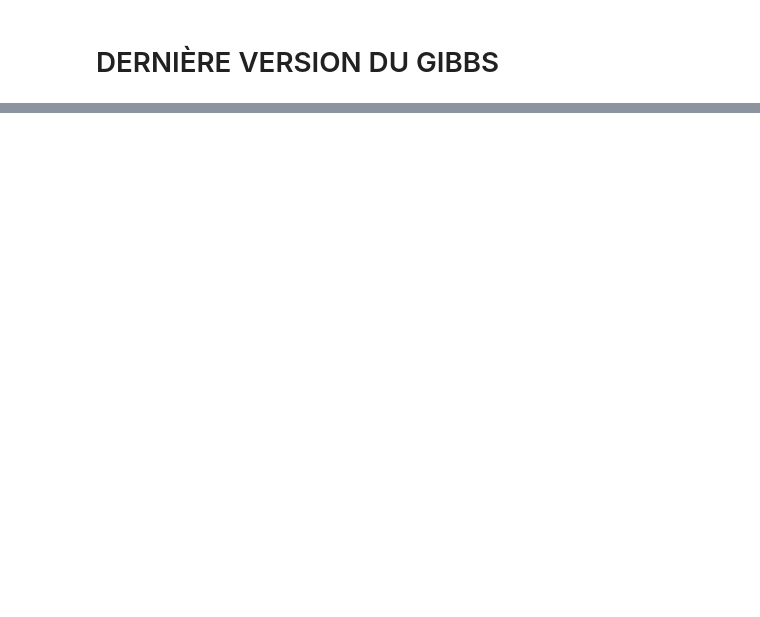
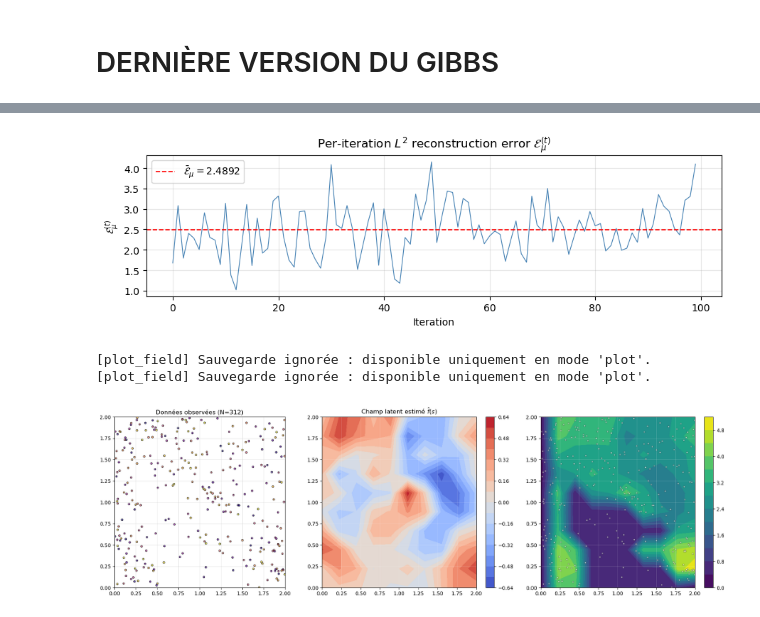
Before and after one commit to IbraSey/phdseydi, a Jupyter notebook: spatial_density_estimation/gp_spatial/brouillon_gp_spatial.ipynb, the cells around one changed output, grey strips where cells are left out. Saved outputs shown, nothing was run; the diff lists cells and outputs as text; code cells hidden in the pictures; blank space fills up the shorter version.

```diff
--- a/spatial_density_estimation/gp_spatial/brouillon_gp_spatial.ipynb
+++ b/spatial_density_estimation/gp_spatial/brouillon_gp_spatial.ipynb
@@ -1704,0 +2784,76 @@ RMSE : 1.5064
+# %%
+from shapely.prepared import prep
+from shapely.geometry import Point as ShapelyPoint
+from sklearn.gaussian_process import GaussianProcessRegressor
+from sklearn.gaussian_process.kernels import RBF, ConstantKernel as C, WhiteKernel
+from polyagamma import random_polyagamma
+
+
+# Paramètres
+nu_init       = [5.0, 0.2]
+lambda_nu     = 0.5
+delta         = [2.5, 0.1]
+jitter        = 1e-4
+burn_in       = 0.4
+n_iter        = 100
+mala_step     = 0.0995
+learn_nu      = False
+t0_nu         = 50
+step_nu_init  = 0.009
+verbose       = True
+verbose_every = 10
+seed          = 42
+X_data        = X_data_grid
+zones         = zones_grid
+nx,ny         = 6,6
+
+
+N = X_data.getSize()
+x_pt = ot.Point([float(X_data[i, 0]) for i in range(N)])
+y_pt = ot.Point([float(X_data[i, 1]) for i in range(N)])
+t_pt = ot.Point([float(X_data[i, 2]) for i in range(N)])
+
+zones_prep = [prep(p) for p in zones]
+Areas = [(zp, 0.0) for zp in zones_prep]
+Xb, Yb = (0.0, 2.0), (0.0, 2.0)
+
+# Sampler
+sampler = iSGCP_GibbsSampler(
+    X_bounds = Xb,
+    Y_bounds = Yb,
+    T = T,
+    Areas=Areas,
+    polygons=zones,
+    lambda_nu=lambda_nu,
+    nu=nu_init,
+    delta=delta,
+    jitter=jitter,
+    rng_seed=seed,
+)
+
+# Lancement du Gibbs
+results = sampler.run(
+    t=t_pt, x=x_pt, y=y_pt,
+    mala_step=mala_step,
+    learn_nu=learn_nu, t0_nu=t0_nu,
+    step_nu_init=step_nu_init,
+    n_iter=n_iter,
+    verbose=verbose,
+    verbose_every=verbose_every,
+    use_calibration=True,
+    mu_star_func=mu_star_func,
+    grid_nx=nx, grid_ny=ny
+)
+
+# Analyse postérieure
+out = sampler.plot_posterior_intensity(
+    x=np.array(x_pt), y=np.array(y_pt), t=np.array(t_pt),
+    results=results, nx=10, ny=10, burn_in=burn_in, cmap="viridis",# savefigure=True, title_savefig="post"
+    mu_star_func=mu_star_func,
+)
+
+# Diagnostics
+sampler.plot_chains(results)
+# sampler.plot_acf(results, burn_in=burn_in, max_lag=50)
+# ess = sampler.plot_ess_arviz(results, burn_in=burn_in, kind="local")
+# %% [output]
@@ -1704,0 +2879,4 @@ RMSE : 1.5064
+[figure, added]
+[plot_field] Sauvegarde ignorée : disponible uniquement en mode 'plot'.
+[plot_field] Sauvegarde ignorée : disponible uniquement en mode 'plot'.
+[figure, added]
```
Also changed, not shown: parts of 30 cells of this notebook, 6 other files.
